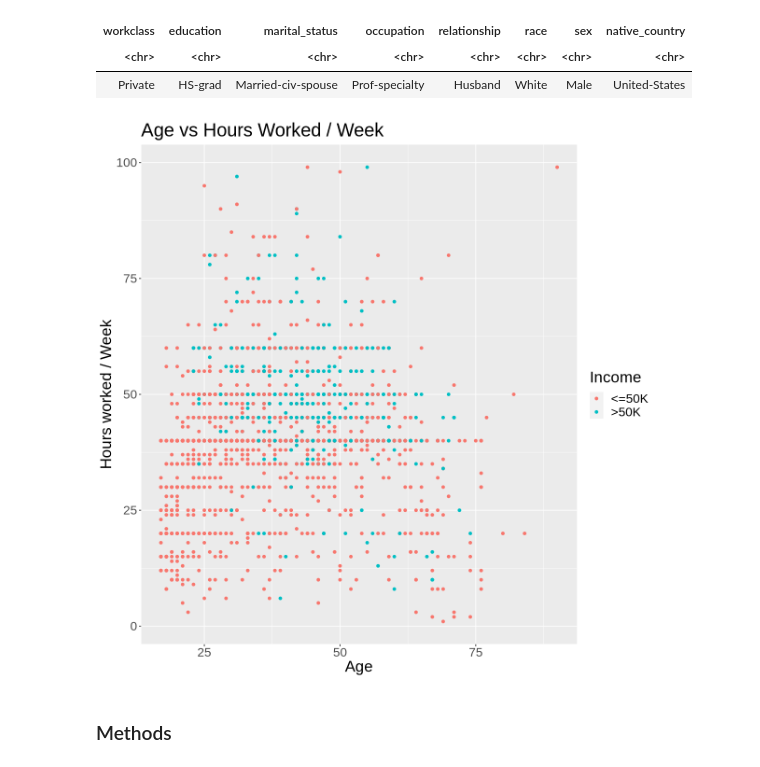
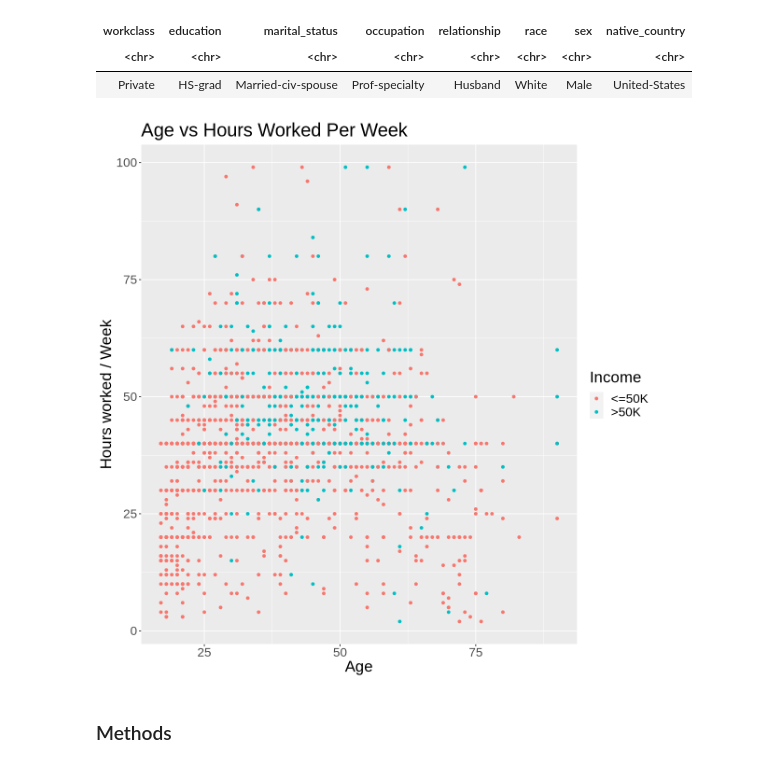
Before and after one commit to Jasonzh1/DSCI-100-Project, a Jupyter notebook: proposal.ipynb, the cells around one changed output. Cells and saved outputs as stored; diff of their text form; code cells hidden in the pictures.

```diff
--- a/proposal.ipynb
+++ b/proposal.ipynb
@@ -105,25 +124,25 @@ A tibble: 1 × 8
 | <chr> | <chr> | <chr> | <chr> | <chr> | <chr> | <chr> | <chr> |
 | Private | HS-grad | Married-civ-spouse | Prof-specialty | Husband | White | Male | United-States |
 # %%
+# Data visualization
 # Scatter plot of Age vs Hours Per Week
 options(repr.plot.width=10, repr.plot.height=10)
 
-# Currently there is too much data so we want to take a small sample
-# to improve the visualization
+# Currently there is too much data so we want to take a small sample to improve the visualization
 filtered_adult <- adult_train |>
     sample_n(2500)
 
 # Generate plot of Age vs Hours with Coloured Income
 age_vs_hrs <- filtered_adult |>
     ggplot(aes(x = age, y = hours_per_week)) +
     geom_point(aes(colour = income)) +
     labs(x = "Age", y = "Hours worked / Week", colour = "Income") +
-    ggtitle("Age vs Hours Worked / Week") +
+    ggtitle("Age vs Hours Worked Per Week") +
     theme(text = element_text(size = 20))
 
 age_vs_hrs
 # %% [output]
-[figure, old version]
+[figure, new version]
 # %% [markdown]
 ### Methods
 # %% [markdown]
```
Also changed, not shown: parts of 7 cells of this notebook.
